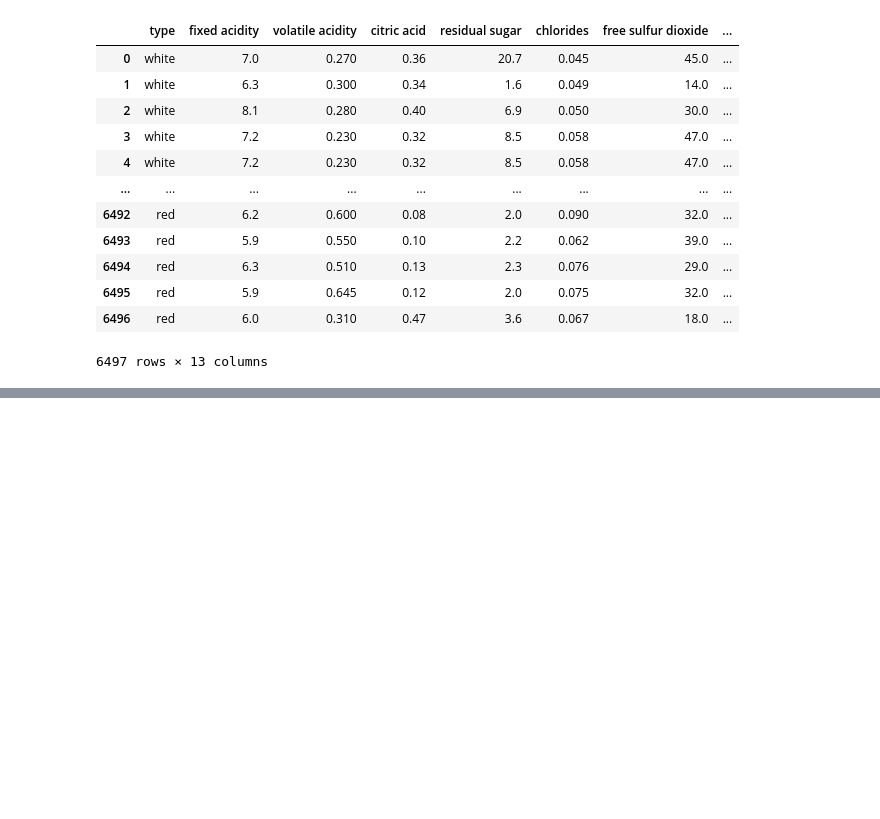
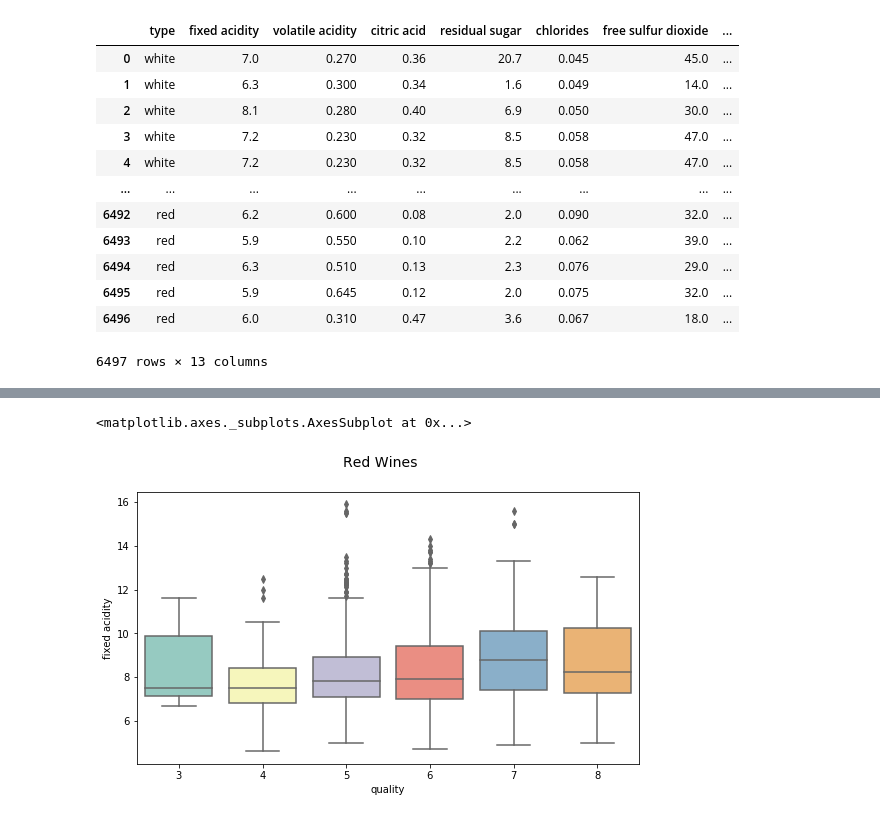
Before and after one commit to emilia329/WineFun, a Jupyter notebook: WineEDA.ipynb, the cells around one changed output, grey strips where cells are left out. Cells and saved outputs as stored; diff of their text form; code cells hidden in the pictures; blank space fills up the shorter version.

```diff
--- a/WineEDA.ipynb
+++ b/WineEDA.ipynb
@@ -28,0 +155,7 @@ wine
+# %%
+f= plt.figure(figsize=(9,5))
+f.suptitle('Red Wines', fontsize= 14)
+sns.boxplot(x= 'quality' , y= 'fixed acidity' , data=red, palette ='Set3')
+# %% [output]
+<matplotlib.axes._subplots.AxesSubplot at 0x...>
+[figure, added]
```
Also changed, not shown: parts of 19 cells of this notebook.
